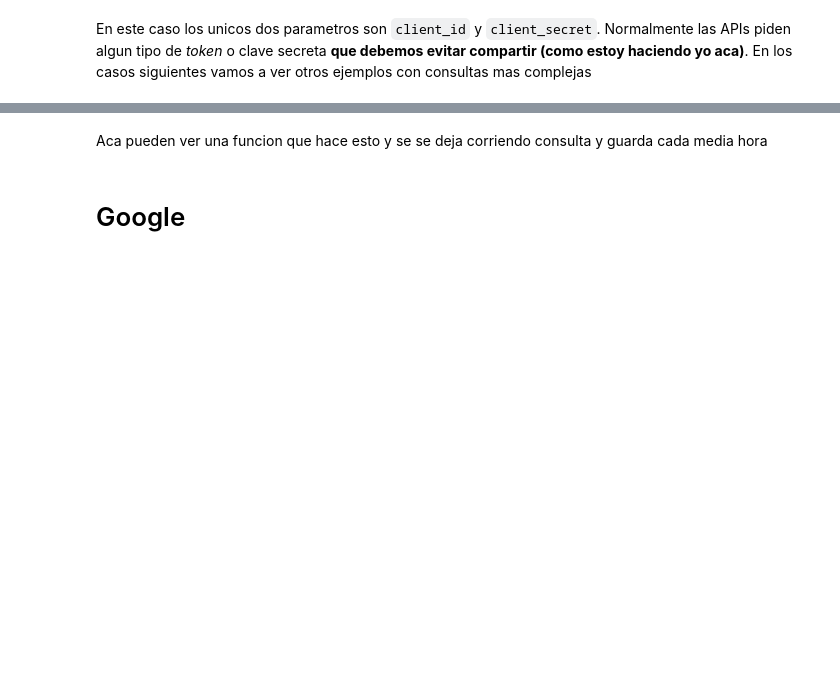
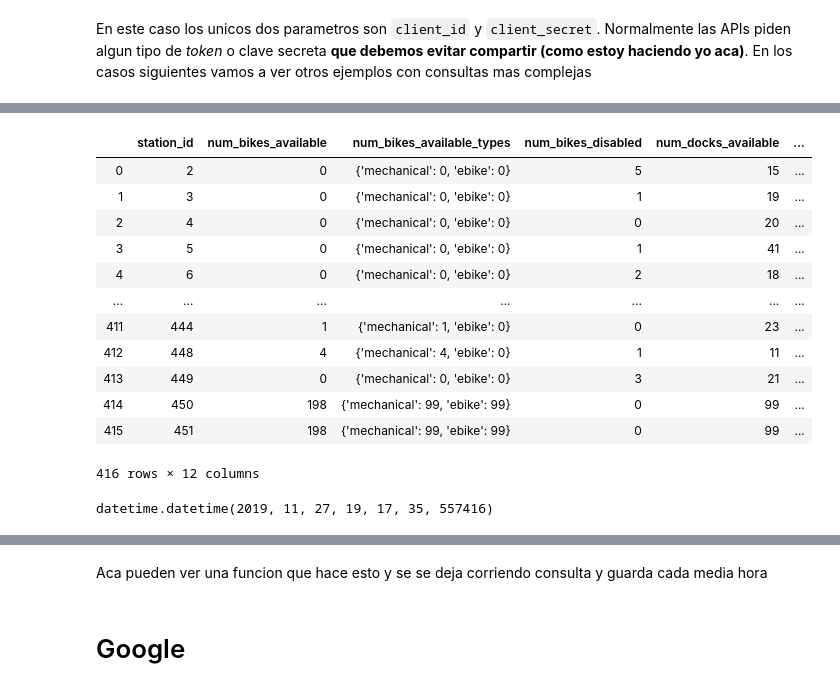
Before and after one commit to alephcero/analisis_espacial_python_2019, a Jupyter notebook: clase_6/lab06_APIs.ipynb, the cells around one changed output, grey strips where cells are left out. Cells and saved outputs as stored; diff of their text form; code cells hidden in the pictures; blank space fills up the shorter version.

```diff
--- a/clase_6/lab06_APIs.ipynb
+++ b/clase_6/lab06_APIs.ipynb
@@ -52,3 +111,28 @@ url_computesta
+# %%
+#conusltamos el status de las estaciones
+response = urllib.request.urlopen(url_computesta)
+status = json.loads(response.read())
+status = pd.DataFrame(status['data']['stations'])
+# %%
+status
+# %% [output]
+|  | station_id | num_bikes_available | num_bikes_available_types | num_bikes_disabled | num_docks_available | ... |
+| 0 | 2 | 0 | {'mechanical': 0, 'ebike': 0} | 5 | 15 | ... |
+| 1 | 3 | 0 | {'mechanical': 0, 'ebike': 0} | 1 | 19 | ... |
+| 2 | 4 | 0 | {'mechanical': 0, 'ebike': 0} | 0 | 20 | ... |
+| 3 | 5 | 0 | {'mechanical': 0, 'ebike': 0} | 1 | 41 | ... |
+| 4 | 6 | 0 | {'mechanical': 0, 'ebike': 0} | 2 | 18 | ... |
+| ... | ... | ... | ... | ... | ... | ... |
+| 411 | 444 | 1 | {'mechanical': 1, 'ebike': 0} | 0 | 23 | ... |
+| 412 | 448 | 4 | {'mechanical': 4, 'ebike': 0} | 1 | 11 | ... |
+| 413 | 449 | 0 | {'mechanical': 0, 'ebike': 0} | 3 | 21 | ... |
+| 414 | 450 | 198 | {'mechanical': 99, 'ebike': 99} | 0 | 99 | ... |
+| 415 | 451 | 198 | {'mechanical': 99, 'ebike': 99} | 0 | 99 | ... |
+416 rows × 12 columns
+# %%
+datetime.now()
+# %% [output]
+datetime.datetime(2019, 11, 27, 19, 17, 35, 557416)
 # %%
 #extraemos el momento en que consultamos los datos, especificando que nuestro timezone es el de Argentina
 from datetime import datetime
```
Also changed, not shown: parts of 11 cells of this notebook, 2 other files.
